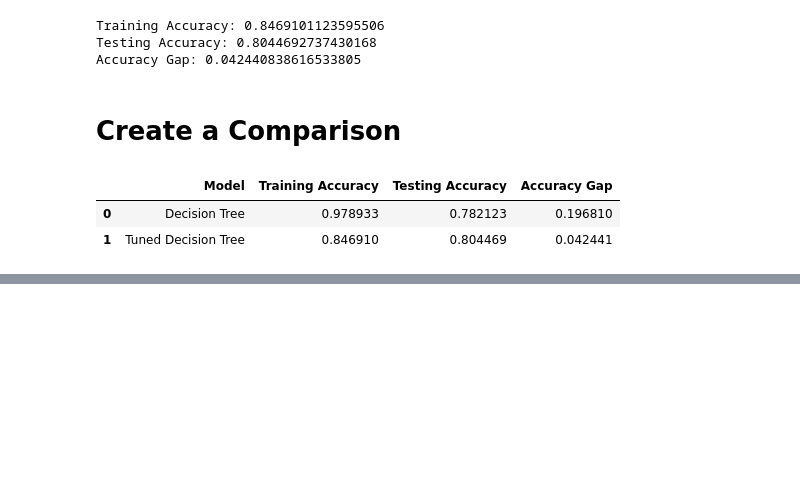
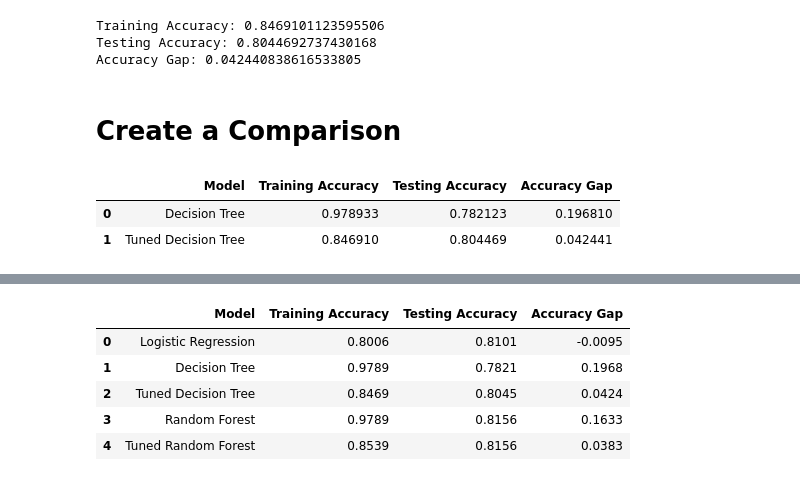
Before and after one commit to pavanpal00000-maker/Titanic--Survival-Analysis-, a Jupyter notebook: Notebooks/04_model_building.ipynb, the cells around one changed output, grey strips where cells are left out. Saved outputs shown, nothing was run; the diff lists cells and outputs as text; code cells hidden in the pictures; blank space fills up the shorter version.

```diff
--- a/Notebooks/04_model_building.ipynb
+++ b/Notebooks/04_model_building.ipynb
@@ -514,0 +640,9 @@ dt_comparison
+# %%
+final_results.round(4)
+# %% [output]
+|  | Model | Training Accuracy | Testing Accuracy | Accuracy Gap |
+| 0 | Logistic Regression | 0.8006 | 0.8101 | -0.0095 |
+| 1 | Decision Tree | 0.9789 | 0.7821 | 0.1968 |
+| 2 | Tuned Decision Tree | 0.8469 | 0.8045 | 0.0424 |
+| 3 | Random Forest | 0.9789 | 0.8156 | 0.1633 |
+| 4 | Tuned Random Forest | 0.8539 | 0.8156 | 0.0383 |
```
Also changed, not shown: parts of 21 cells of this notebook.
